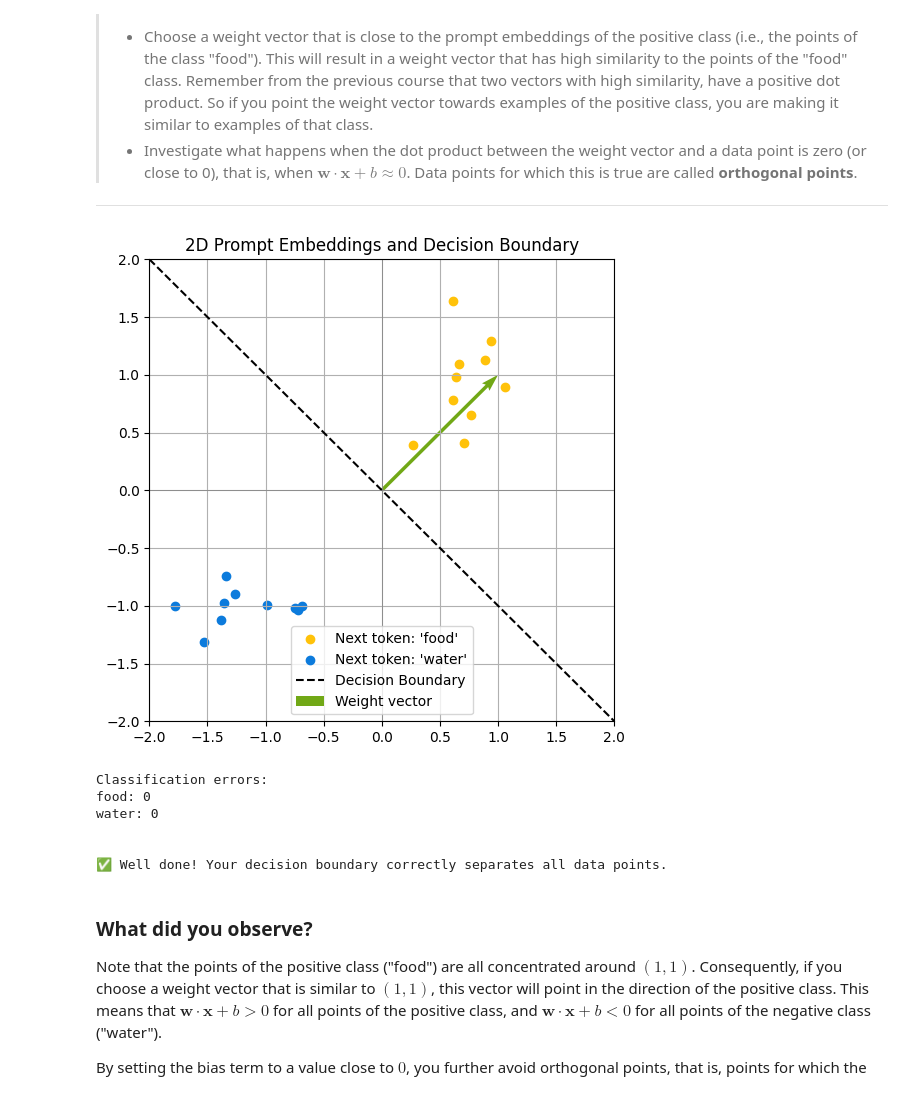
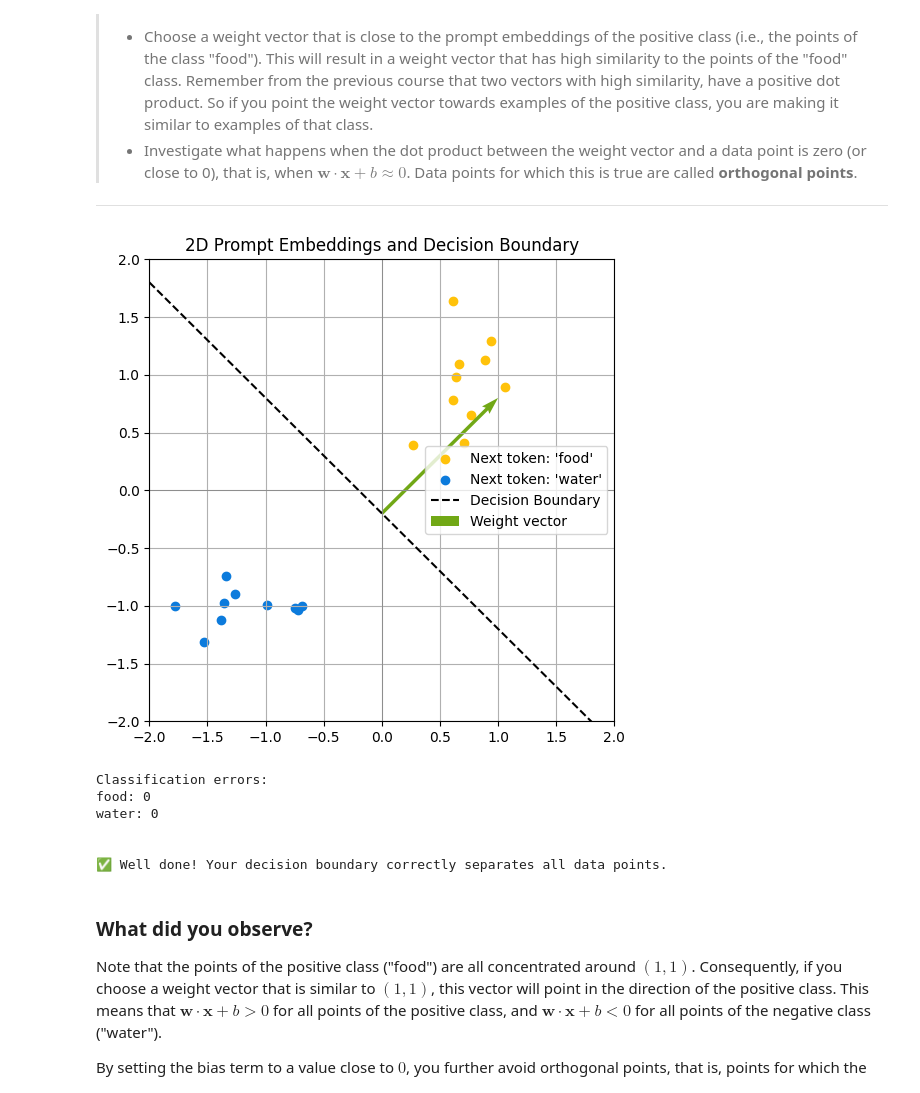
Before and after one commit to AvdhutKulkarni0308/Google-DeepMind-AI-Research-Foundations, a Jupyter notebook: course_3/gdm_lab_3_2_make_predictions_with_a_single_layer_neural_network.ipynb, the cells around one changed output. Drawn from its saved outputs; the diff is of its cells as text; code cells hidden in the pictures.

```diff
--- a/course_3/gdm_lab_3_2_make_predictions_with_a_single_layer_neural_network.ipynb
+++ b/course_3/gdm_lab_3_2_make_predictions_with_a_single_layer_neural_network.ipynb
@@ -141,13 +141,14 @@ One useful visualization of a classifier with 2D inputs are plots that show the
 ------
 # %%
 # Initial guess for weights and bias.
-weight_vector = jnp.array([1.0, 1.0])
-bias_term = 0  # Bias term.
+weight_vector = jnp.array([1.0, 1.0])  # Weight vector: [w1, w2].
+bias_term = 0.2  # Bias term.
+
 visualizations.plot_data_and_decision_boundary(
     input_features, labels, weight_vector, bias_term, provide_feedback=True
 )
 # %% [output]
-[figure, old version]
+[figure, new version]
 Classification errors:
 food: 0
 water: 0
```
Also changed, not shown: parts of 1 cell of this notebook.
